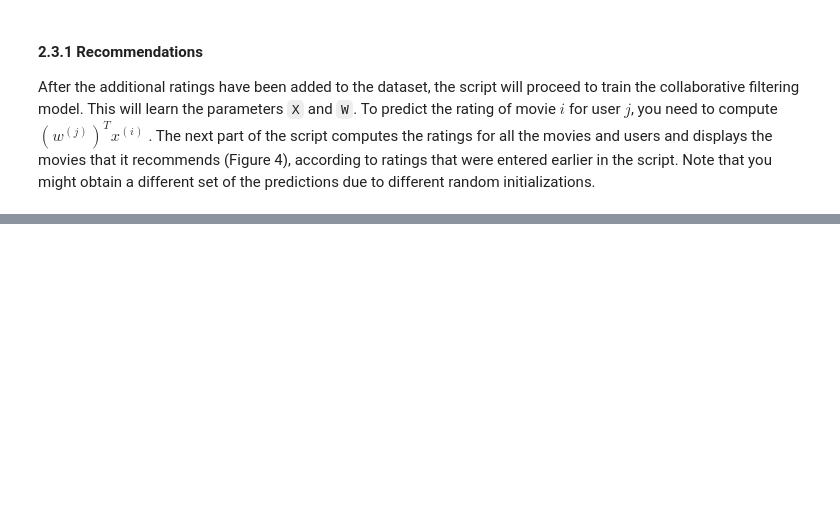
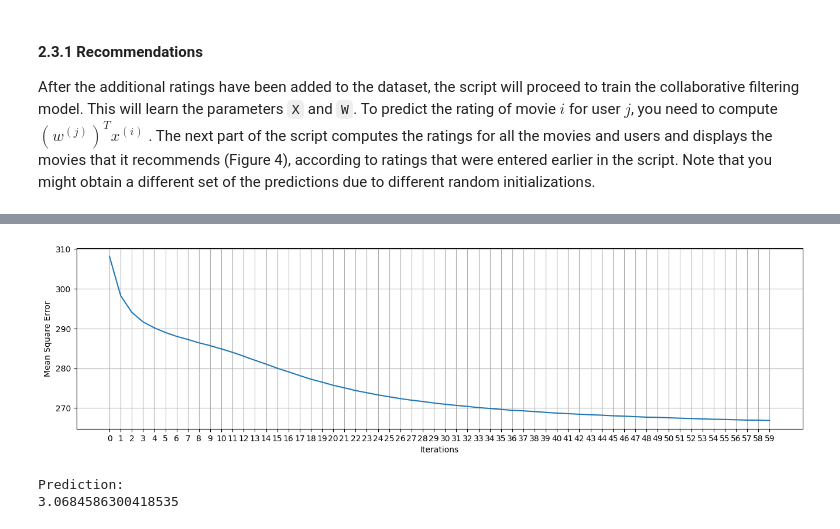
Before and after one commit to DenysTantsiura/datas, a Jupyter notebook: Hw_7/Hw7p.ipynb, the cells around one changed output, grey strips where cells are left out. Cells and saved outputs as stored; diff of their text form; code cells hidden in the pictures; blank space fills up the shorter version.

```diff
--- a/Hw_7/Hw7p.ipynb
+++ b/Hw_7/Hw7p.ipynb
@@ -594,0 +602,11 @@ initializations.
+# %%
+# Load data
+data = loadmat('ml/movies.mat')
+R, r = data['Y'], data['R']
+
+# R is a 1682x943 matrix, containing ratings (1-5) of
+# 1682 movies on 943 users
+
+# r is a 1682x943 matrix, where R(i,j) = 1
+# if and only if user j gave a rating to movie i
+R = R * r
@@ -594,0 +729,19 @@ initializations.
+# %%
+# R = np.array([
+#     [5, 3, 0, 1],
+#     [4, 0, 0, 1],
+#     [1, 1, 0, 5],
+#     [1, 0, 0, 4],
+#     [0, 1, 5, 4],
+# ])
+
+mf = MF(R.T, K=2, alpha=0.01, beta=0.001, iterations=60)
+training_process = mf.train()
+print('\nP x Q:')
+print(mf.full_matrix())
+print('\nGlobal bias:')
+print(mf.b)
+print('\nUser bias:')
+print(mf.b_u)
+print('\nItem bias:')
+print(mf.b_i)
@@ -594,0 +766,18 @@ initializations.
+# %%
+x = [x for x, y in training_process]
+y = [y for x, y in training_process]
+plt.figure(figsize=((16,4)))
+plt.plot(x, y)
+plt.xticks(x, x)
+plt.xlabel('Iterations')
+plt.ylabel('Mean Square Error')
+plt.grid(axis='y')
+plt.grid(axis='x')
+# %% [output]
+[figure, added]
+# %%
+print('\nPrediction:')
+print(mf.get_rating(1, 2))  # user i and item j
+# %% [output]
+Prediction:
+3.0684586300418535
```
Also changed, not shown: parts of 8 cells of this notebook, 1 other file.
